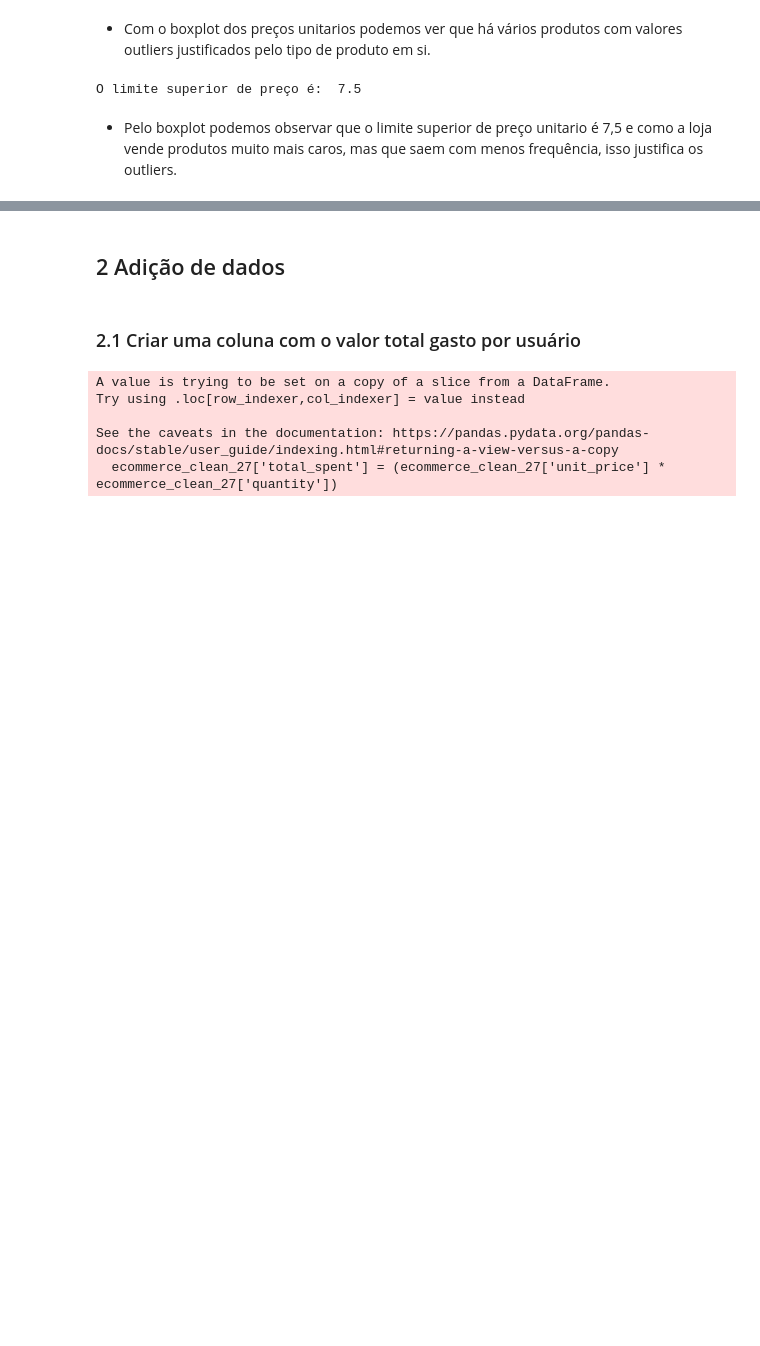
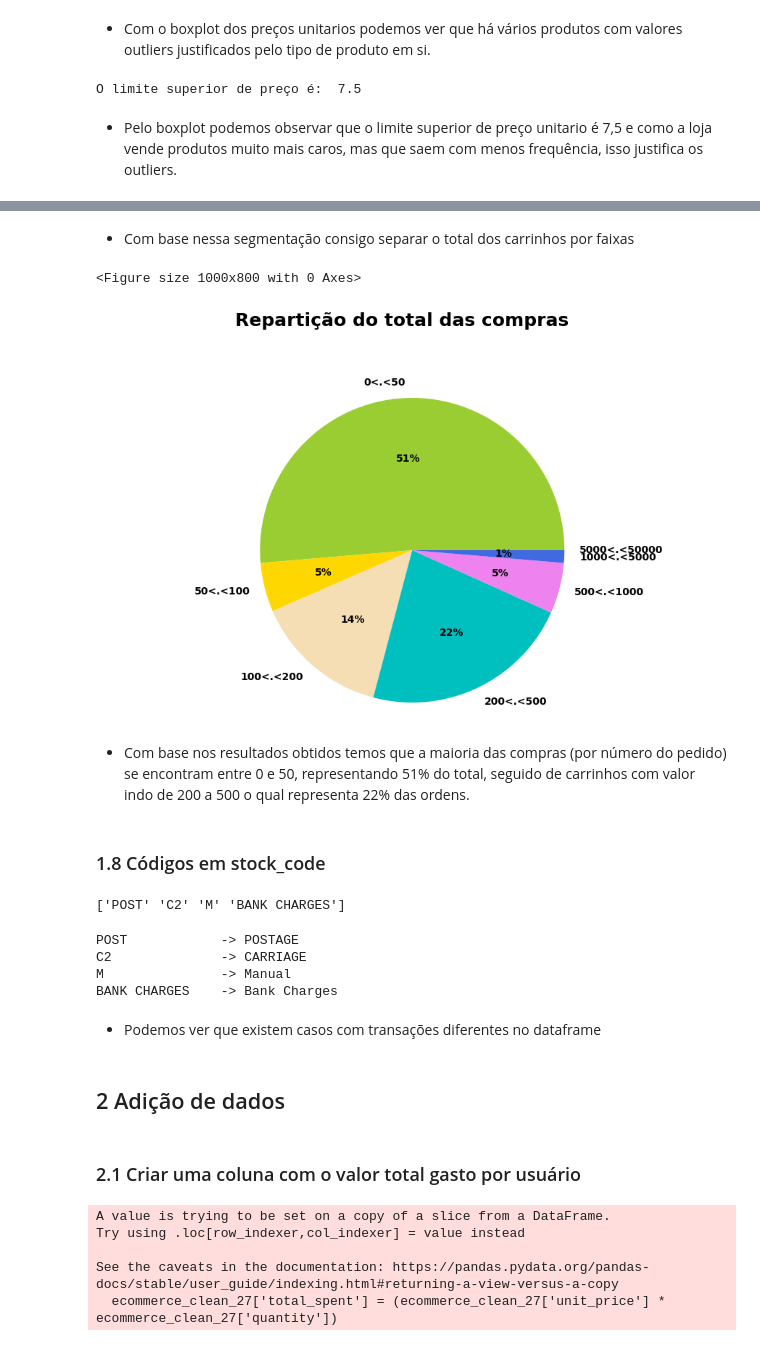
Before and after one commit to renanpan/Segmentando_clientes, a Jupyter notebook: projeto_sprint_13.ipynb, the cells around one changed output, grey strips where cells are left out. Saved outputs shown, nothing was run; the diff lists cells and outputs as text; code cells hidden in the pictures; blank space fills up the shorter version.

```diff
--- a/projeto_sprint_13.ipynb
+++ b/projeto_sprint_13.ipynb
@@ -529,0 +580,14 @@ O limite superior de preço é:  7.5
+# %%
+# Criar tabela temporaria
+temp = ecommerce_clean_27.groupby(by=['customer_id','invoice_no'], as_index=False)['total_spent'].sum()
+basket_total = temp.rename(columns={'total_spent':'basket_total'})
+
+# Data da compra
+ecommerce_clean_27['date_int'] = ecommerce_clean_27['invoice_date'].astype('int64')
+temp = ecommerce_clean_27.groupby(by=['customer_id','invoice_no'], as_index=False)['date_int'].mean()
+ecommerce_clean_27.drop('date_int', axis=1, inplace=True)
+basket_total.loc[:, 'invoice_date'] = pd.to_datetime (temp['date_int'])
+
+# Mostrar os valores
+basket_total = basket_total[basket_total['basket_total'] > 0]
+print(basket_total.sort_values('customer_id')[:6])
@@ -530,3 +611,52 @@ O limite superior de preço é:  7.5
+# %% [markdown]
+- Com base nessa segmentação consigo separar o total dos carrinhos por faixas
+# %%
+# Separar a distribuição das compras
+
+price_range = [0, 50, 100, 200, 500, 1000, 5000, 50000]
+count_price = []
+for i, price in enumerate(price_range):
+    if i == 0: continue
+    val = basket_total[(basket_total['basket_total'] < price) &
+                       (basket_total['basket_total'] > price_range[i-1])]['basket_total'].count()
+    count_price.append(val)
+# %%
+# Plotar a distribuição das compras
+
+plt.rc('font', weight='bold')
+f, ax = plt.subplots(figsize=(11, 6))
+colors = ['yellowgreen', 'gold', 'wheat', 'c', 'violet', 'royalblue','firebrick']
+labels = [ '{}<.<{}'.format(price_range[i-1], s) for i,s in enumerate(price_range) if i != 0]
+sizes  = count_price
+explode = [0.0 if sizes[i] < 100 else 0.0 for i in range(len(sizes))]
+ax.pie(sizes, explode = explode, labels=labels, colors = colors,
+       autopct = lambda x:'{:1.0f}%'.format(x) if x > 1 else '',
+       shadow = False, startangle=0)
+ax.axis('equal')
+f.text(0.5, 1.01, "Repartição do total das compras", ha='center', fontsize = 18);
+# %% [output]
+<Figure size 1000x800 with 0 Axes>
+[figure, added]
+# %% [markdown]
+- Com base nos resultados obtidos temos que a maioria das compras (por número do pedido) se encontram entre 0 e 50, representando 51% do total, seguido de carrinhos com valor indo de 200 a 500 o qual representa 22% das ordens.
+# %% [markdown]
+### 1.8 Códigos em stock_code
+# %%
+# Obtendo códigos especiais presentes nas células de stock_code
+list_special_codes = ecommerce_clean_27[ecommerce_clean_27['stock_code'].str.contains('^[a-zA-Z]+', regex=True)]['stock_code'].unique()
+print(list_special_codes)
+# %% [output]
+['POST' 'C2' 'M' 'BANK CHARGES']
+# %%
+for code in list_special_codes:
+    print("{:<15} -> {:<30}".format(code, ecommerce_clean_27[ecommerce_clean_27['stock_code'] == code]['description'].unique()[0]))
+# %% [output]
+POST            -> POSTAGE
+C2              -> CARRIAGE
+M               -> Manual
+BANK CHARGES    -> Bank Charges
+# %% [markdown]
+- Podemos ver que existem casos com transações diferentes no dataframe
 # %% [markdown]
 ## 2 Adição de dados
 # %% [markdown]
```
Also changed, not shown: parts of 79 cells of this notebook, 1 other file.
